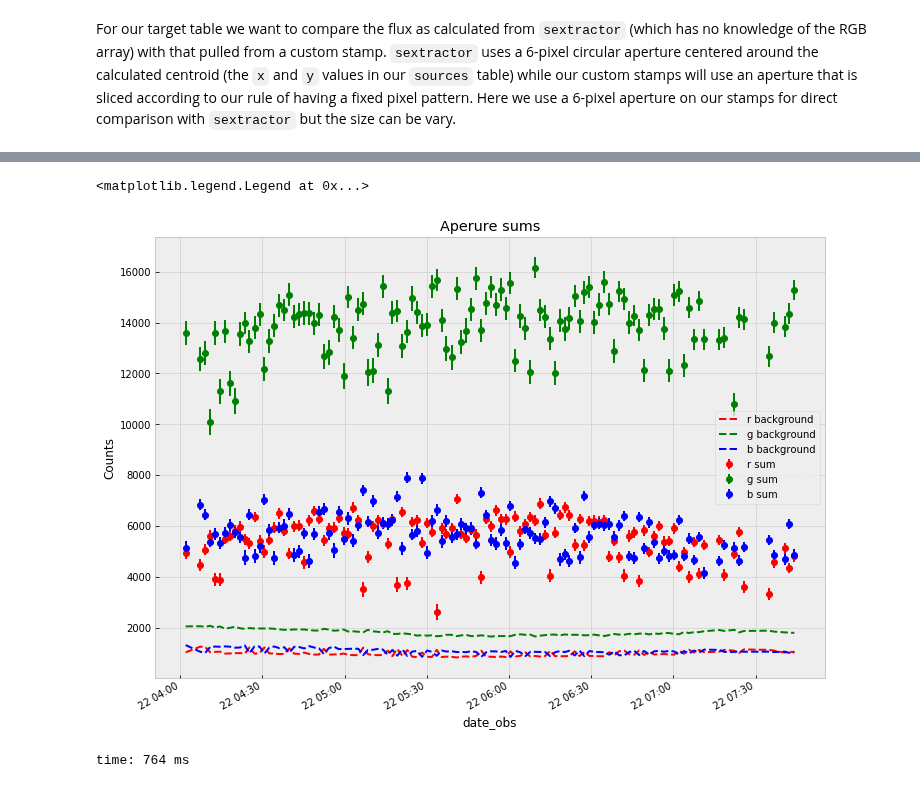
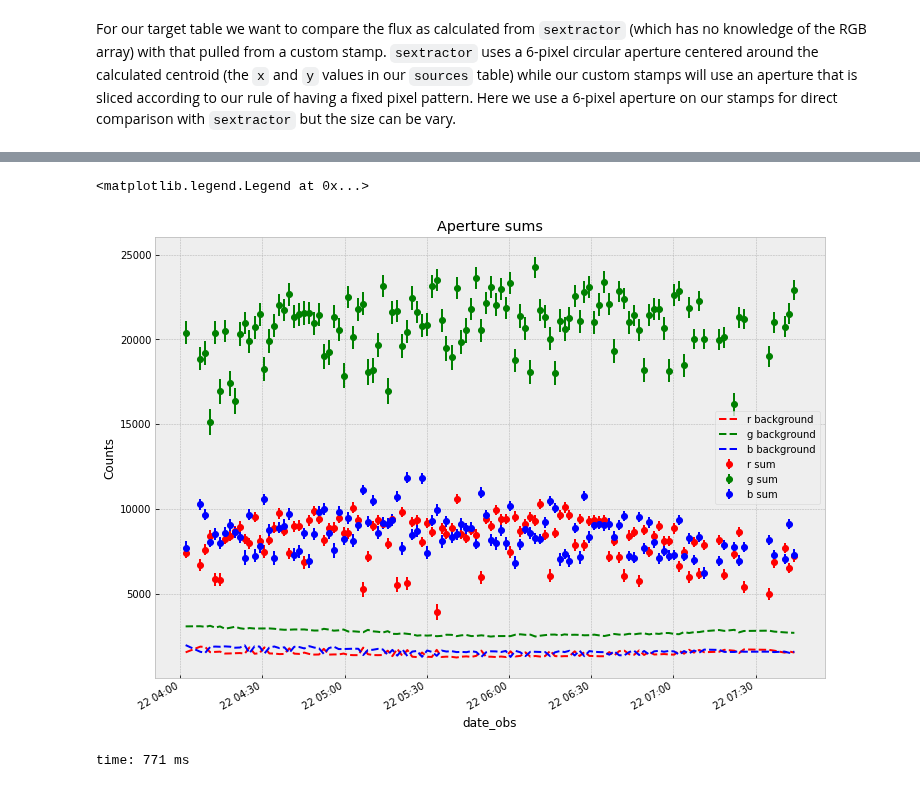
Before and after one commit to panoptes/panoptes-pipeline, a Jupyter notebook: notebooks/processing/PIAA-Target-Noise.ipynb, the cells around one changed output, grey strips where cells are left out. Drawn from its saved outputs; the diff is of its cells as text; code cells hidden in the pictures.

Commit message:
Noise estimate consistency with electrons vs ADU

```diff
--- a/notebooks/processing/PIAA-Target-Noise.ipynb
+++ b/notebooks/processing/PIAA-Target-Noise.ipynb
@@ -99,0 +100,2 @@ time: 2.67 ms
+# %%
+exptime = fits_utils.getval(os.path.join(base_dir, sources.iloc[0].file), 'EXPTIME')
@@ -180,16 +206,16 @@ time: 26.9 ms
 # %%
 plt.figure(figsize=(12, 9))
 for color in 'rgb':
-    color_err = np.sqrt(target_noise[f'{color}_back_std']**2 + target_noise[f'{color}_readout_noise']**2 + target_noise[f'{color}_stamp_noise']**2)
+    color_err = np.sqrt(target_noise[f'{color}_elec_back_std']**2 + target_noise[f'{color}_readout_noise']**2 + target_noise[f'{color}_elec_noise']**2)
 
 #     plt.figure(figsize=(12, 9))
-    target_noise[f'{color}_stamp'].plot(ls='', marker='o', yerr=color_err, color=color, label=f'{color} sum')
-    target_noise[f'{color}_back_mean'].plot(color=color, ls='--', label=f'{color} background')
+    target_noise[f'{color}_elec'].plot(ls='', marker='o', yerr=color_err, color=color, label=f'{color} sum')
+    target_noise[f'{color}_elec_back_mean'].plot(color=color, ls='--', label=f'{color} background')
 
 plt.ylabel('Counts')
-plt.title('Aperure sums')
+plt.title('Aperture sums')
 plt.legend()
 # %% [output]
 <matplotlib.legend.Legend at 0x...>
-[figure, old version]
+[figure, new version]
-time: 764 ms
+time: 771 ms
```
Also changed, not shown: parts of 12 cells of this notebook, 1 other file.
